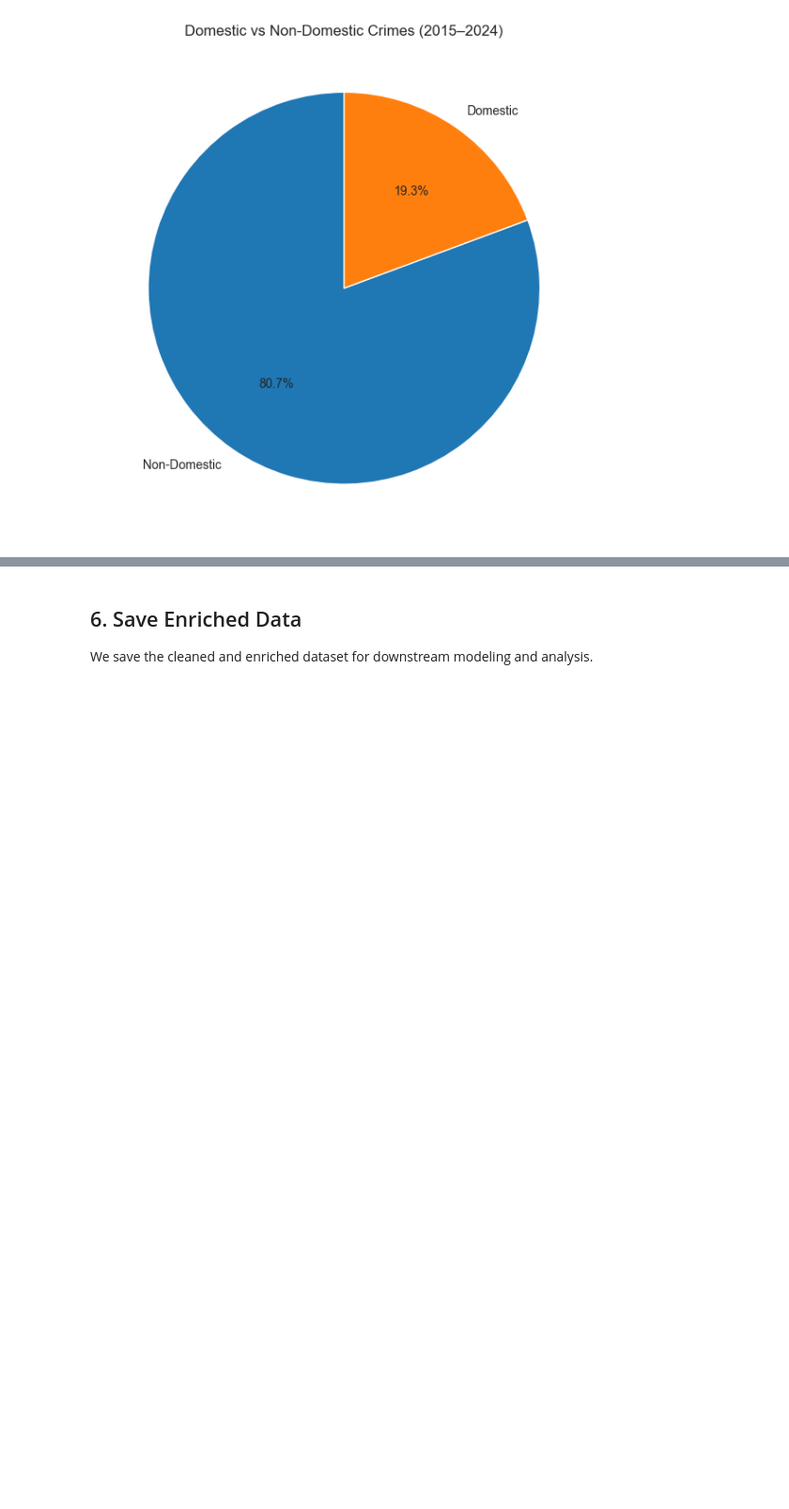
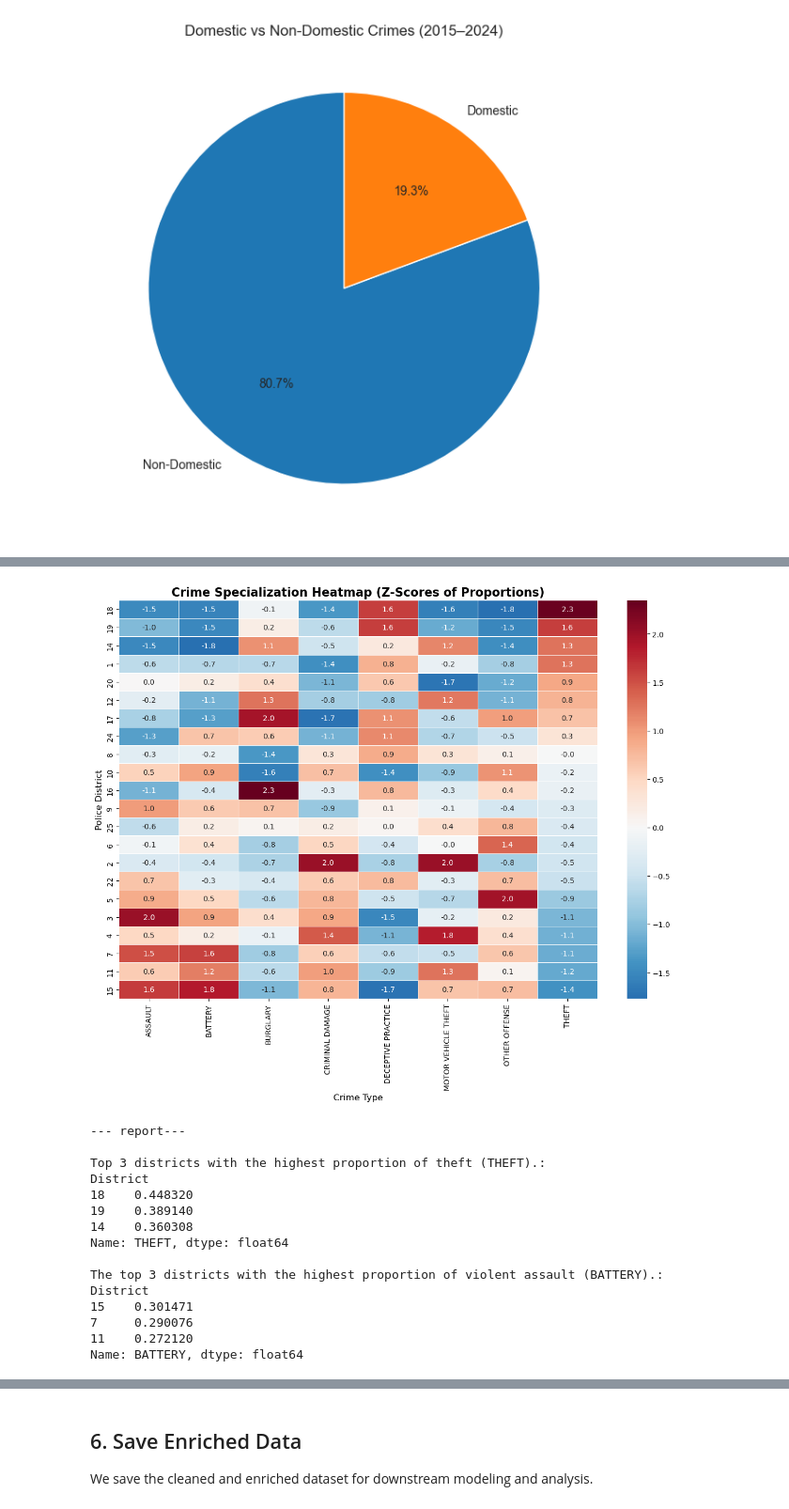
Before and after one commit to clear-train/IT5006-Group8, a Jupyter notebook: Chicago_Crime_EDA_2015_2024_v2.ipynb, the cells around one changed output, grey strips where cells are left out. Shown at 94% size. Drawn from its saved outputs; the diff is of its cells as text; code cells hidden in the pictures; blank space fills up the shorter version.

```diff
--- a/Chicago_Crime_EDA_2015_2024_v2.ipynb
+++ b/Chicago_Crime_EDA_2015_2024_v2.ipynb
@@ -272,0 +314,41 @@ plt.show()
+# %%
+district_zscore = district_crime_pct.apply(zscore)
+
+plt.figure(figsize=(12, 10))
+sns.heatmap(district_zscore,
+            annot=True,
+            fmt=".1f",
+            cmap='RdBu_r',
+            center=0,
+            linewidths=.5)
+
+plt.title('Crime Specialization Heatmap (Z-Scores of Proportions)', fontsize=16, fontweight='bold')
+plt.ylabel('Police District', fontsize=12)
+plt.xlabel('Crime Type', fontsize=12)
+plt.tight_layout()
+plt.savefig('district_specialization_heatmap_zscore.png')
+plt.show()
+
+print("--- report---")
+print("\nTop 3 districts with the highest proportion of theft (THEFT).:")
+print(district_crime_pct['THEFT'].head(3))
+
+print("\nThe top 3 districts with the highest proportion of violent assault (BATTERY).:")
+print(district_crime_pct['BATTERY'].sort_values(ascending=False).head(3))
+# %% [output]
+[figure, added]
+--- report---
+
+Top 3 districts with the highest proportion of theft (THEFT).:
+District
+18    0.448320
+19    0.389140
+14    0.360308
+Name: THEFT, dtype: float64
+
+The top 3 districts with the highest proportion of violent assault (BATTERY).:
+District
+15    0.301471
+7     0.290076
+11    0.272120
+Name: BATTERY, dtype: float64
```
Also changed, not shown: parts of 9 cells of this notebook, 7 other files.
